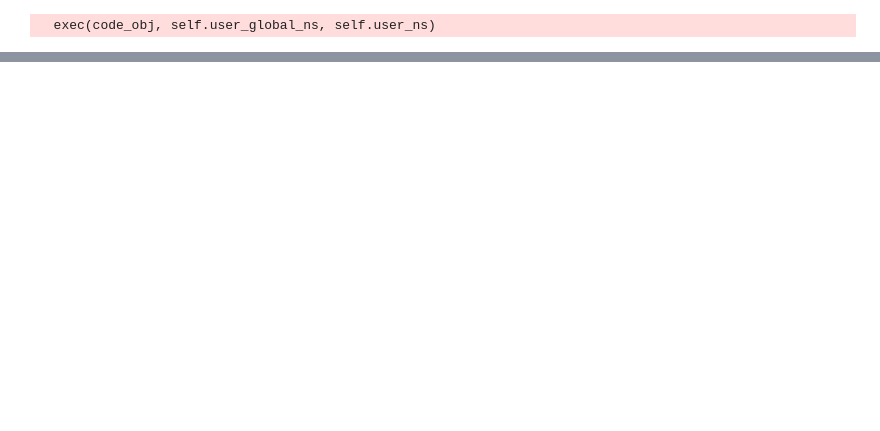
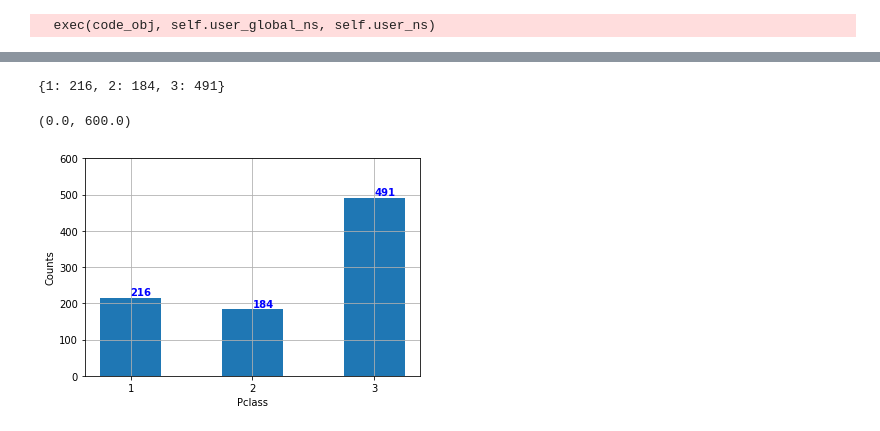
Before and after one commit to Ireonx/titanic, a Jupyter notebook: titanic.ipynb, the cells around one changed output, grey strips where cells are left out. Cells and saved outputs as stored; diff of their text form; code cells hidden in the pictures; blank space fills up the shorter version.

```diff
--- a/titanic.ipynb
+++ b/titanic.ipynb
@@ -21,0 +43,22 @@ train_data.head()
+# %%
+vals = {}
+for i in titanic['Pclass'].unique().tolist():
+    vals[i]=titanic[titanic['Pclass']==i]['Pclass'].count()
+
+vals
+# %% [output]
+{1: 216, 2: 184, 3: 491}
+# %%
+# Visualize the counts
+fig,ax = plt.subplots()
+ax.bar(x=list(vals.keys()), height=list(vals.values()), width=0.5)
+for i in vals.keys():
+    ax.text(i,vals[i]+15, str(vals[i]),color='blue',va='center',fontweight='bold')
+plt.xlabel('Pclass')
+plt.ylabel('Counts')
+plt.xticks([1,2,3])
+plt.grid()
+plt.ylim(0,600)
+# %% [output]
+(0.0, 600.0)
+[figure, added]
```
Also changed, not shown: parts of 73 cells of this notebook.
